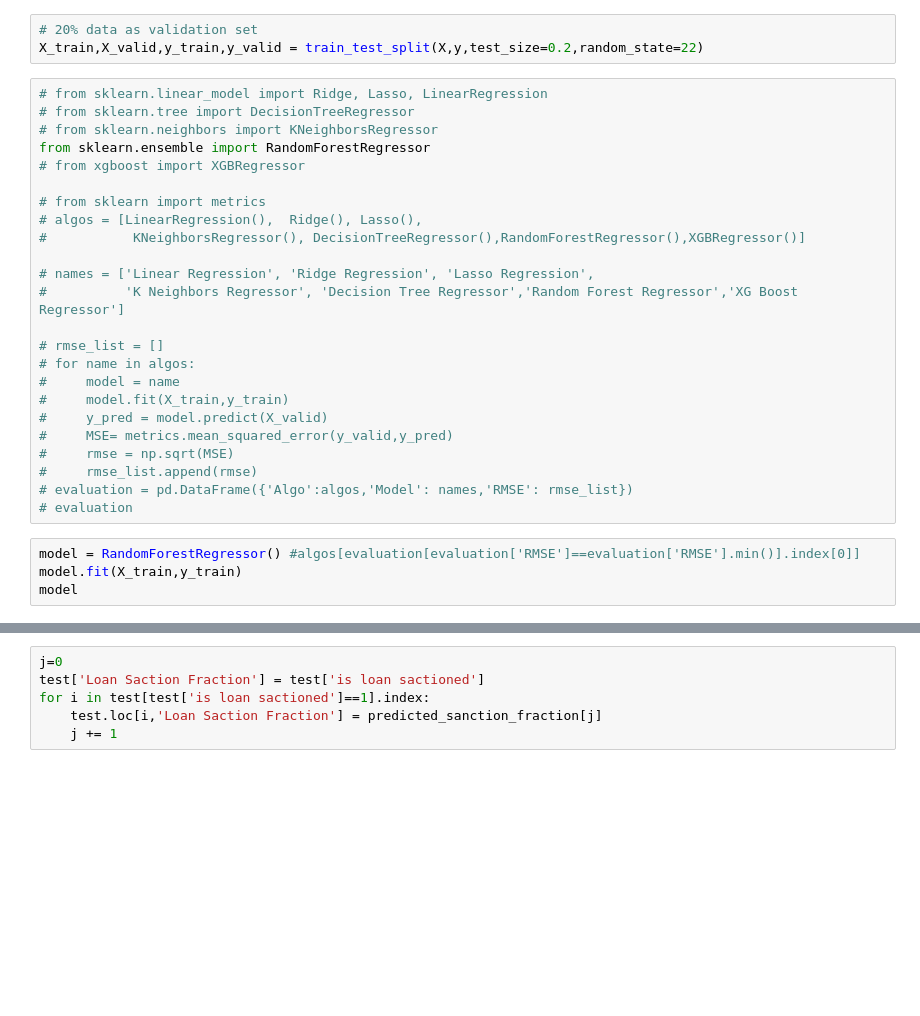
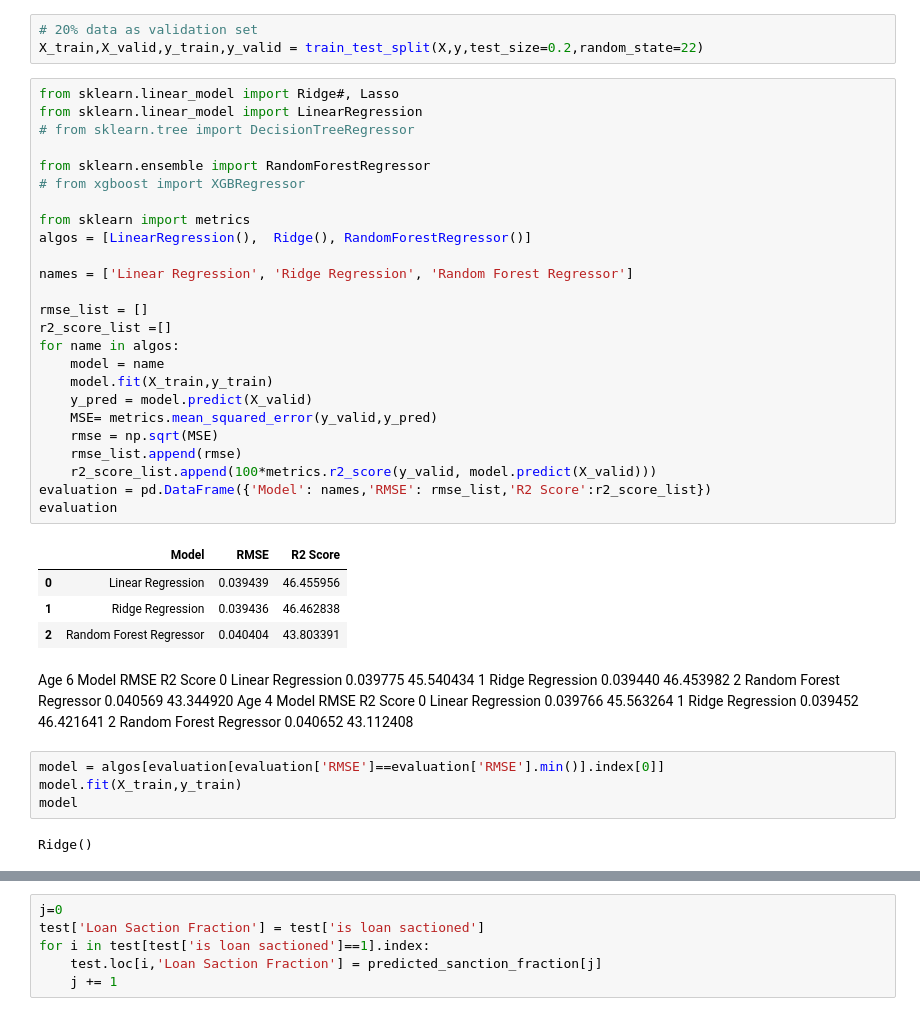
Before and after one commit to abhishekvraman/PythonCodes, a Jupyter notebook: practice.ipynb, the cells around one changed output, grey strips where cells are left out. Saved outputs shown, nothing was run; the diff lists cells and outputs as text; blank space fills up the shorter version.

```diff
--- a/practice.ipynb
+++ b/practice.ipynb
@@ -682,32 +725,51 @@ y= train[train['is loan sactioned']==1]['Loan Saction Fraction']
 # 20% data as validation set
 X_train,X_valid,y_train,y_valid = train_test_split(X,y,test_size=0.2,random_state=22)
 # %%
-# from sklearn.linear_model import Ridge, Lasso, LinearRegression
+from sklearn.linear_model import Ridge#, Lasso
+from sklearn.linear_model import LinearRegression
 # from sklearn.tree import DecisionTreeRegressor
-# from sklearn.neighbors import KNeighborsRegressor
+
 from sklearn.ensemble import RandomForestRegressor
 # from xgboost import XGBRegressor
 
-# from sklearn import metrics
-# algos = [LinearRegression(),  Ridge(), Lasso(),
-#           KNeighborsRegressor(), DecisionTreeRegressor(),RandomForestRegressor(),XGBRegressor()]
+from sklearn import metrics
+algos = [LinearRegression(),  Ridge(), RandomForestRegressor()]
 
-# names = ['Linear Regression', 'Ridge Regression', 'Lasso Regression',
-#          'K Neighbors Regressor', 'Decision Tree Regressor','Random Forest Regressor','XG Boost Regressor']
+names = ['Linear Regression', 'Ridge Regression', 'Random Forest Regressor']
 
-# rmse_list = []
-# for name in algos:
-#     model = name
-#     model.fit(X_train,y_train)
-#     y_pred = model.predict(X_valid)
-#     MSE= metrics.mean_squared_error(y_valid,y_pred)
-#     rmse = np.sqrt(MSE)
-#     rmse_list.append(rmse)
-# evaluation = pd.DataFrame({'Algo':algos,'Model': names,'RMSE': rmse_list})
-# evaluation
+rmse_list = []
+r2_score_list =[]
+for name in algos:
+    model = name
+    model.fit(X_train,y_train)
+    y_pred = model.predict(X_valid)
+    MSE= metrics.mean_squared_error(y_valid,y_pred)
+    rmse = np.sqrt(MSE)
+    rmse_list.append(rmse)
+    r2_score_list.append(100*metrics.r2_score(y_valid, model.predict(X_valid)))
+evaluation = pd.DataFrame({'Model': names,'RMSE': rmse_list,'R2 Score':r2_score_list})
+evaluation
+# %% [output]
+|  | Model | RMSE | R2 Score |
+| 0 | Linear Regression | 0.039439 | 46.455956 |
+| 1 | Ridge Regression | 0.039436 | 46.462838 |
+| 2 | Random Forest Regressor | 0.040404 | 43.803391 |
+# %% [markdown]
+Age 6
+	Model	RMSE	R2 Score
+0	Linear Regression	0.039775	45.540434
+1	Ridge Regression	0.039440	46.453982
+2	Random Forest Regressor	0.040569	43.344920
+Age 4
+Model	RMSE	R2 Score
+0	Linear Regression	0.039766	45.563264
+1	Ridge Regression	0.039452	46.421641
+2	Random Forest Regressor	0.040652	43.112408
 # %%
-model = RandomForestRegressor() #algos[evaluation[evaluation['RMSE']==evaluation['RMSE'].min()].index[0]]
+model = algos[evaluation[evaluation['RMSE']==evaluation['RMSE'].min()].index[0]]
 model.fit(X_train,y_train)
 model
+# %% [output]
+Ridge()
 # %%
 max(0,100*metrics.r2_score(y_valid, model.predict(X_valid)))
```
Also changed, not shown: parts of 25 cells of this notebook.
